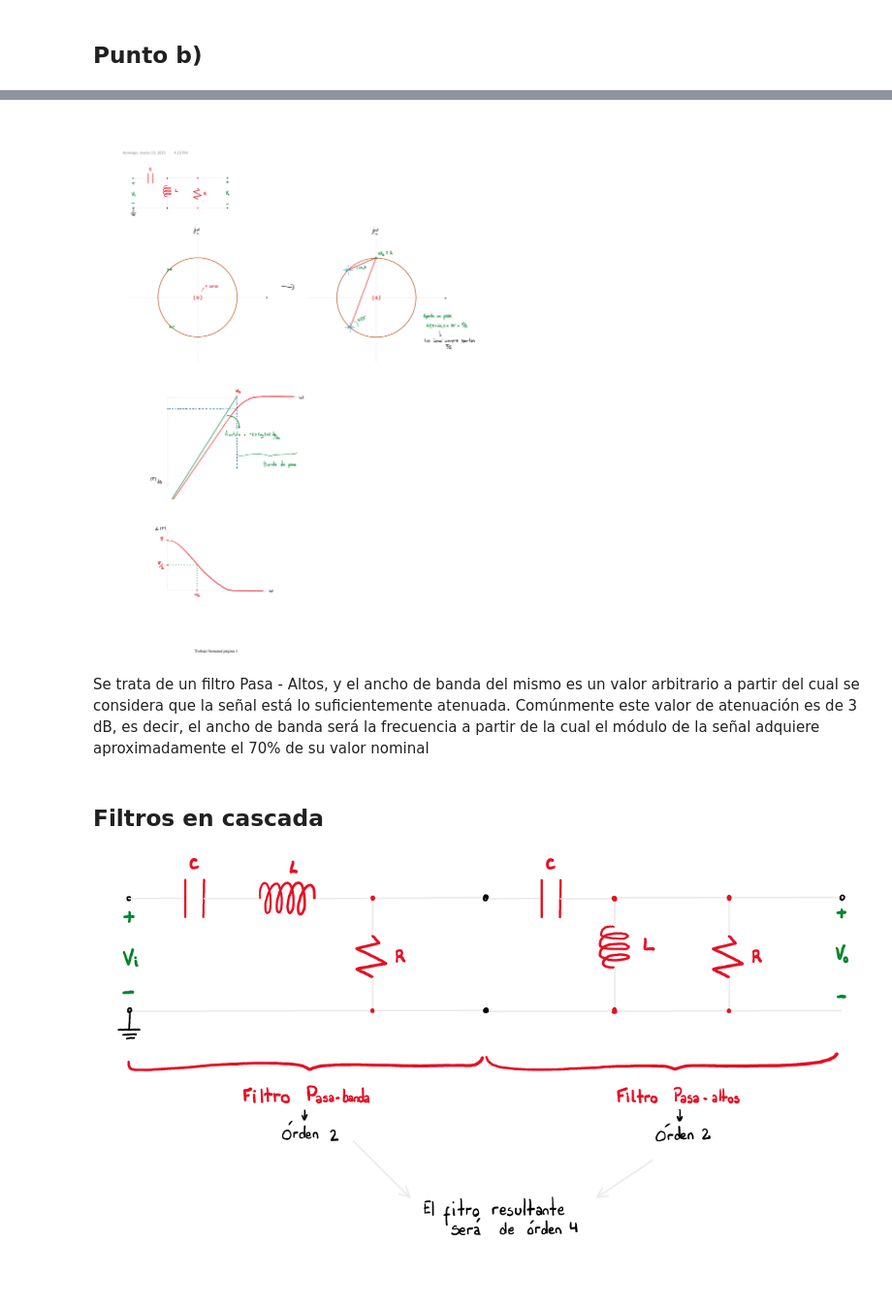
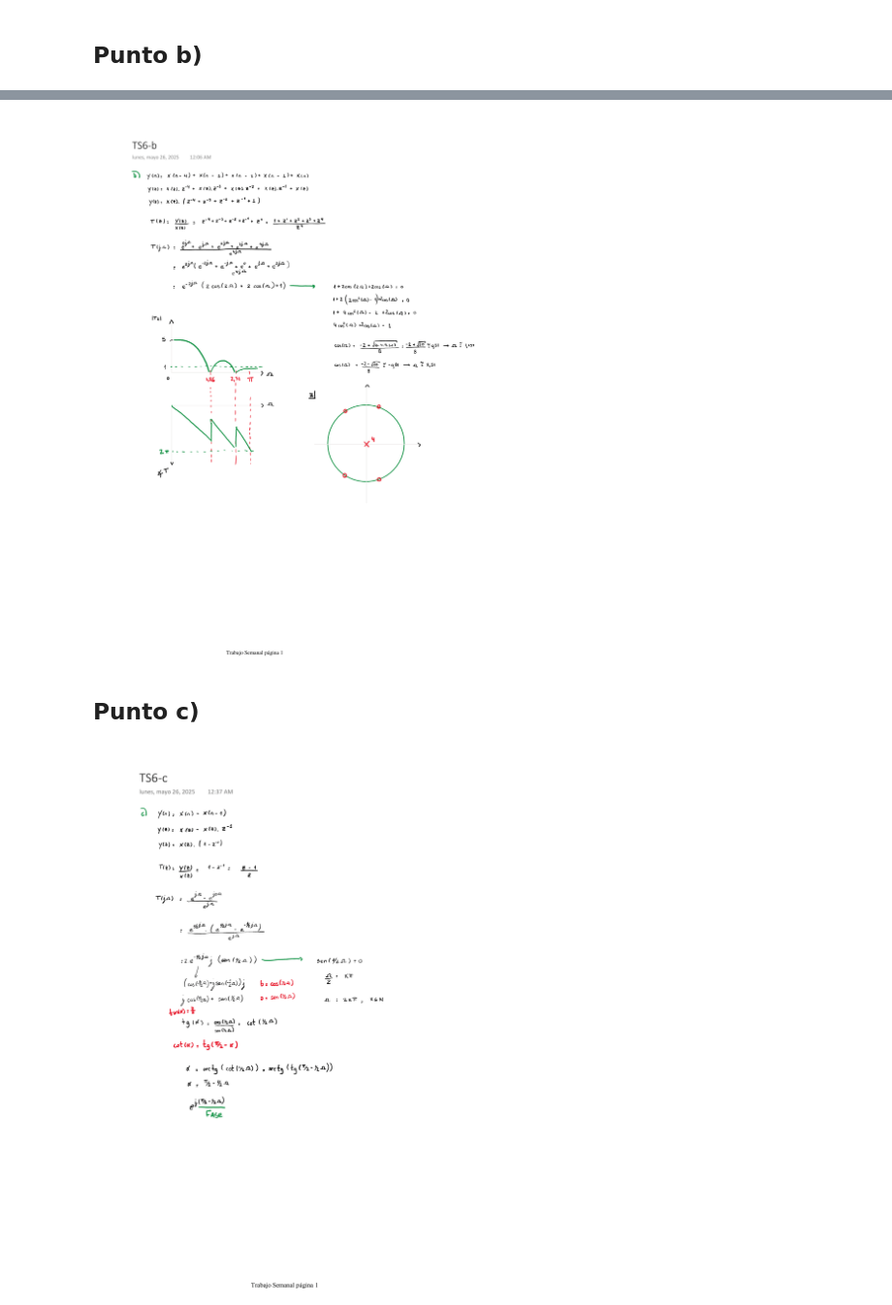
Before and after one commit to Mateo-Cabo/APS, a Jupyter notebook: Trabajo semana 6/TS6.ipynb, the cells around one changed output, grey strips where cells are left out. Shown: that part at 97% size. Drawn from its saved outputs; the diff is of its cells as text; code cells hidden in the pictures; blank space fills up the shorter version.

```diff
--- a/Trabajo semana 6/TS6.ipynb
+++ b/Trabajo semana 6/TS6.ipynb
@@ -74,12 +11,10 @@ $$10*log(\omega^{2}) = 20log(\omega)$$
 # %%
-Image(filename='Pasa alto.png')
+Image(filename='TS6-b-1.png')
 # %% [output]
-[figure, old version]
+[figure, new version]
-# %% [markdown]
-Se trata de un filtro Pasa - Altos, y el ancho de banda del mismo es un valor arbitrario a partir del cual se considera que la señal está lo suficientemente atenuada. Comúnmente este valor de atenuación es de 3 dB, es decir, el ancho de banda será la frecuencia a partir de la cual el módulo de la señal adquiere aproximadamente el 70% de su valor nominal
-# %% [markdown]
-## Filtros en cascada
+# %% [markdown]
+## Punto c)
 # %%
-Image(filename='filtro cascada.png')
+Image(filename='TS6-c-1.png')
 # %% [output]
-[figure, old version]
+[figure, new version]
```
Also changed, not shown: parts of 33 cells of this notebook.
